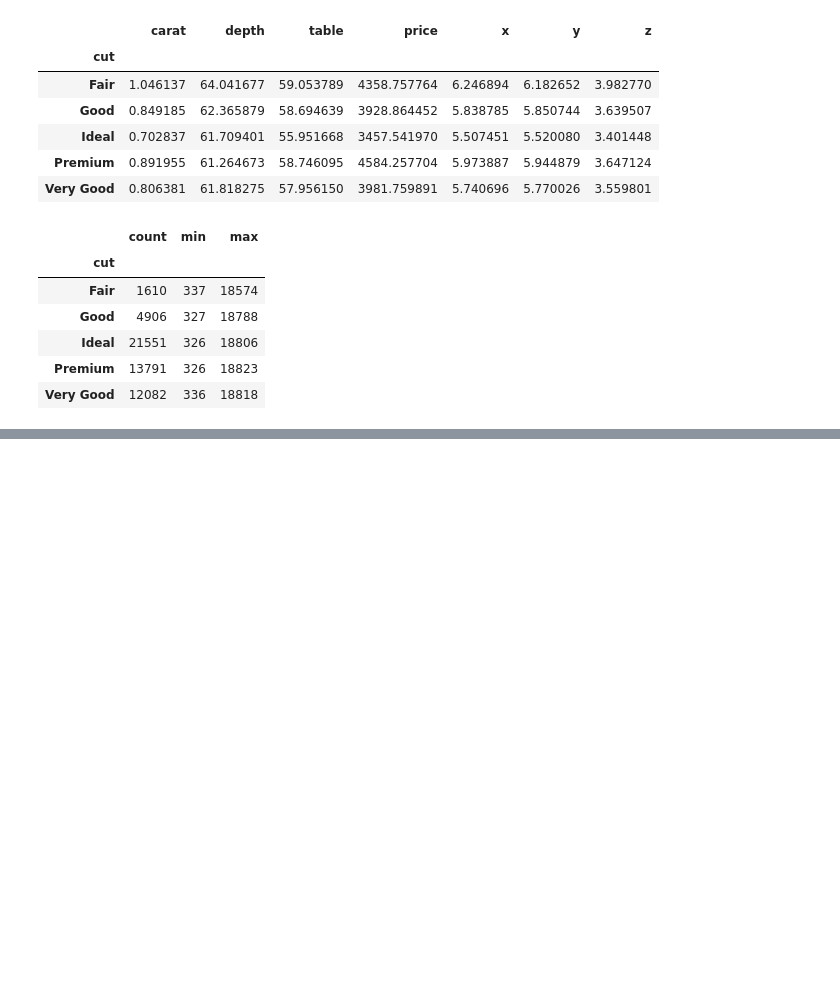
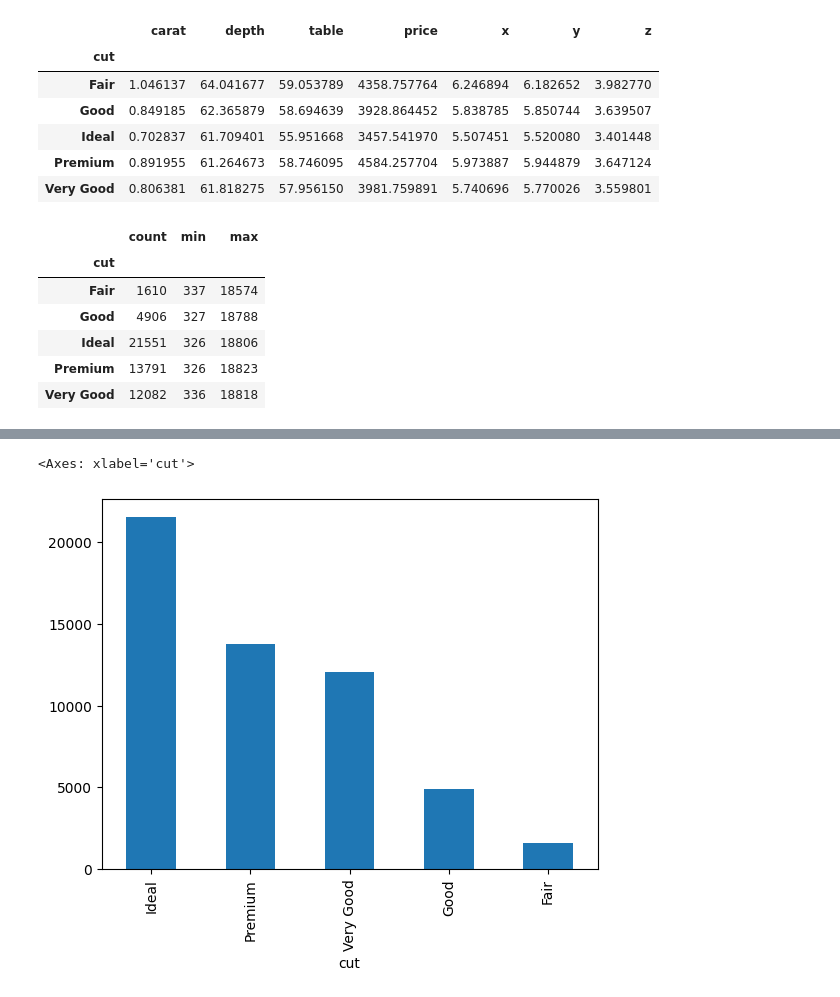
Before and after one commit to ManuelMF/College, a Jupyter notebook: SBD/Tema01/Tareas/02.diamonts.ipynb, the cells around one changed output, grey strips where cells are left out. Drawn from its saved outputs; the diff is of its cells as text; code cells hidden in the pictures; blank space fills up the shorter version.

```diff
--- a/SBD/Tema01/Tareas/02.diamonts.ipynb
+++ b/SBD/Tema01/Tareas/02.diamonts.ipynb
@@ -77,0 +139,8 @@ ModuleNotFoundError: No module named 'matplotlib'
+# %%
+# 35 Gràfic de barres de value_counts() per cut
+# Genera un gràfic de barres a partir de diamonds['cut'].value_counts().
+counts = diamonds['cut'].value_counts()
+counts.plot(kind='bar')
+# %% [output]
+<Axes: xlabel='cut'>
+[figure, added]
```
Also changed, not shown: parts of 19 cells of this notebook, 1 other file.
